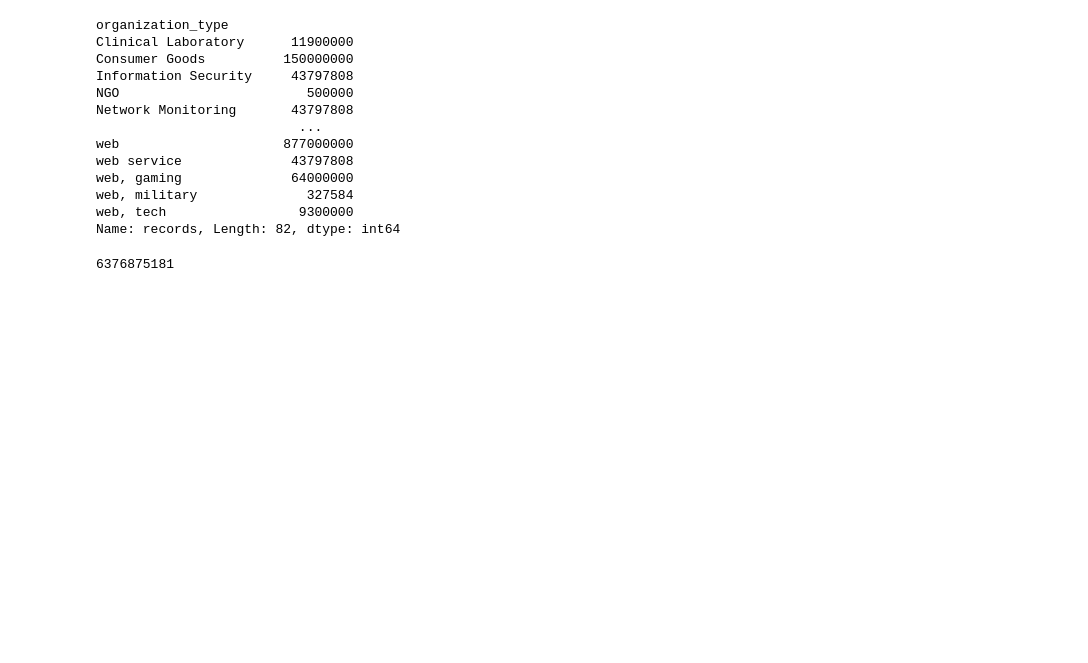
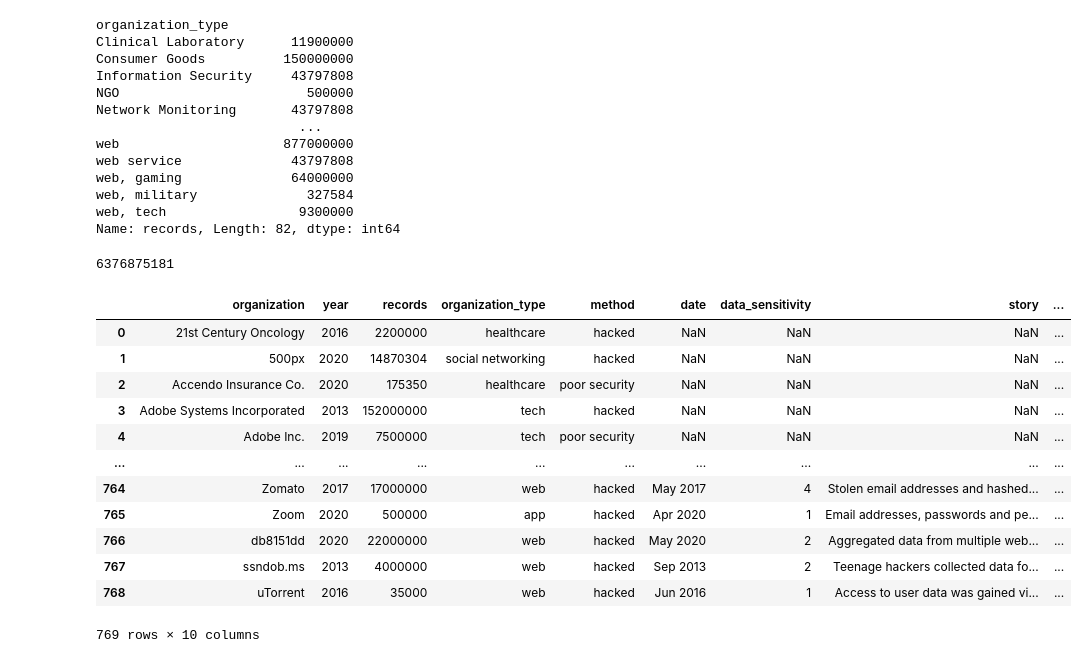
Before and after one commit to iSundhararajan/Unit_3_Project, a Jupyter notebook: data_breaches_analysis.ipynb, the cells around one changed output. Drawn from its saved outputs; the diff is of its cells as text; code cells hidden in the pictures; blank space fills up the shorter version.

```diff
--- a/data_breaches_analysis.ipynb
+++ b/data_breaches_analysis.ipynb
@@ -555,3 +596,19 @@ total_records_lost_web = web_records['records'].sum()
 print(total_records_lost_web)
 # %% [output]
 6376875181
+# %%
+concatenated_df
+# %% [output]
+|  | organization | year | records | organization_type | method | date | data_sensitivity | story | ... |
+| 0 | 21st Century Oncology | 2016 | 2200000 | healthcare | hacked | NaN | NaN | NaN | ... |
+| 1 | 500px | 2020 | 14870304 | social networking | hacked | NaN | NaN | NaN | ... |
+| 2 | Accendo Insurance Co. | 2020 | 175350 | healthcare | poor security | NaN | NaN | NaN | ... |
+| 3 | Adobe Systems Incorporated | 2013 | 152000000 | tech | hacked | NaN | NaN | NaN | ... |
+| 4 | Adobe Inc. | 2019 | 7500000 | tech | poor security | NaN | NaN | NaN | ... |
+| ... | ... | ... | ... | ... | ... | ... | ... | ... | ... |
+| 764 | Zomato | 2017 | 17000000 | web | hacked | May 2017 | 4 | Stolen email addresses and hashed... | ... |
+| 765 | Zoom | 2020 | 500000 | app | hacked | Apr 2020 | 1 | Email addresses, passwords and pe... | ... |
+| 766 | db8151dd | 2020 | 22000000 | web | hacked | May 2020 | 2 | Aggregated data from multiple web... | ... |
+| 767 | ssndob.ms | 2013 | 4000000 | web | hacked | Sep 2013 | 2 | Teenage hackers collected data fo... | ... |
+| 768 | uTorrent | 2016 | 35000 | web | hacked | Jun 2016 | 1 | Access to user data was gained vi... | ... |
+769 rows × 10 columns
```
Also changed, not shown: parts of 3 cells of this notebook.
